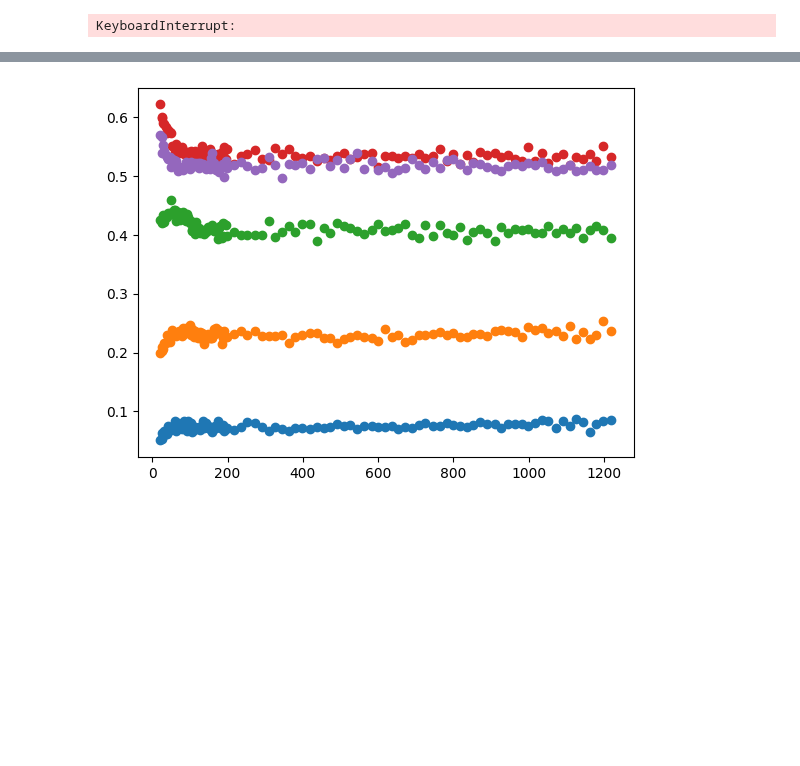
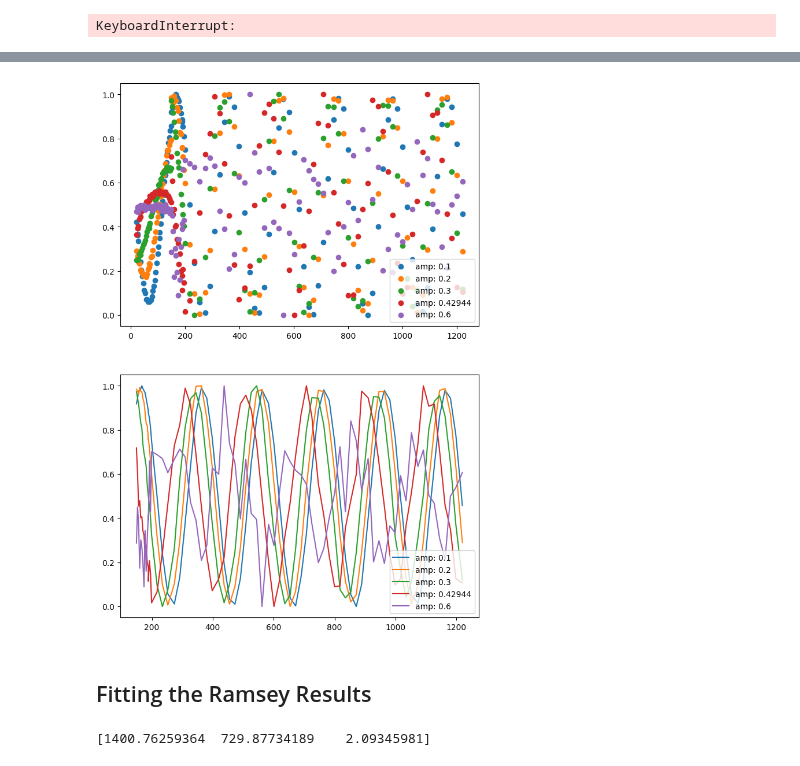
Before and after one commit to AnikenC/ReadoutWithRL, a Jupyter notebook: readoutWithRL/experiments_side_v2/low_ck_ramsey_photon_exp.ipynb, the cells around one changed output, grey strips where cells are left out. Saved outputs shown, nothing was run; the diff lists cells and outputs as text; code cells hidden in the pictures; blank space fills up the shorter version.

Commit message:
working on ramsey fit analysis

```diff
--- a/readoutWithRL/experiments_side_v2/low_ck_ramsey_photon_exp.ipynb
+++ b/readoutWithRL/experiments_side_v2/low_ck_ramsey_photon_exp.ipynb
@@ -300,11 +300,23 @@ big_0_arr = prob_0_arr.reshape(5, -1)
 big_1_arr = prob_1_arr.reshape(5, -1)
 
 real_ramsey_res = np.mean(ramsey_res.real, axis=-1).reshape(5, -1)
-# %%
-# plt.scatter(ramsey_total_linspace/ns, real_ramsey_res[-1], color='blue')
-for plot_arr in big_0_arr:
-    plt.scatter(ramsey_total_linspace/ns, plot_arr)
-# plt.scatter(ramsey_total_linspace/ns, big_1_arr[0])
-plt.show()
-# %% [output]
-[figure, removed]
+# %%
+fig, ax = plt.subplots(2, figsize=(8.0, 12.0))
+
+ss_ind = 40
+ramsey_ss_linspace = ramsey_total_linspace[ss_ind:]
+
+for ind, plot_arr in enumerate(big_1_arr):
+    ss_arr = plot_arr[ss_ind:]
+    ss_arr -= np.min(ss_arr)
+    ss_arr /= np.max(ss_arr)
+    ax[0].scatter(ramsey_total_linspace/ns, plot_arr, label=f'amp: {ramsey_amps_linspace[ind]}')
+    ax[1].plot(ramsey_ss_linspace/ns, ss_arr, label=f'amp: {ramsey_amps_linspace[ind]}')
+# plt.scatter(ramsey_total_linspace/ns, big_1_arr[0])
+ax[0].legend()
+ax[1].legend()
+plt.show()
+# %% [output]
+[figure, added]
+# %% [markdown]
+## Fitting the Ramsey Results
@@ -310,0 +356,13 @@ plt.show()
+# %%
+exp_ind = 0
+
+x_data = ramsey_total_linspace/us
+y_data = big_0_arr[exp_ind]
+
+init_params = [20.0, 20.0, 0.]
+
+params, cov = curve_fit(ramsey_trace_func, x_data, y_data, init_params, maxfev=2000)
+
+print(params)
+# %% [output]
+[1400.76259364  729.87734189    2.09345981]
```
Also changed, not shown: parts of 4 cells of this notebook.
